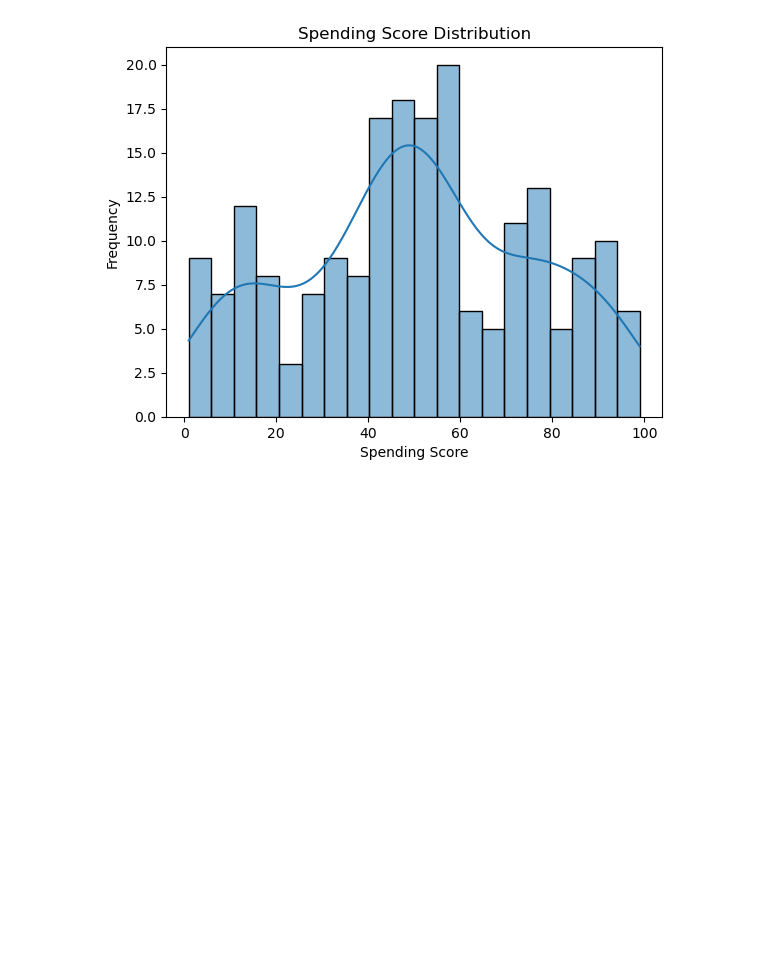
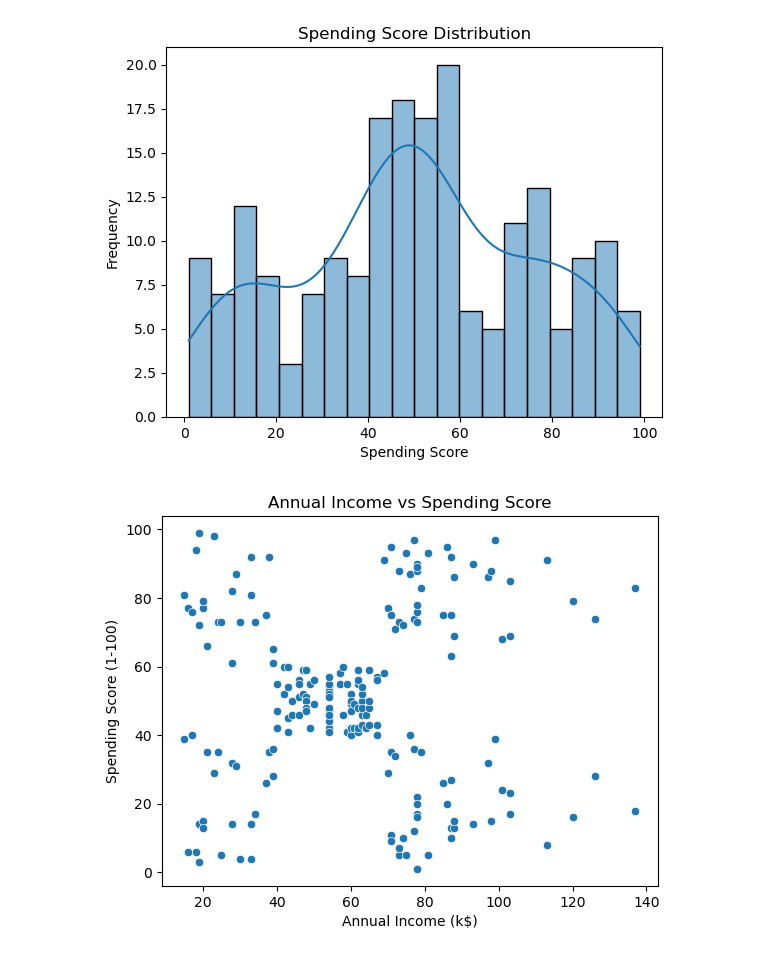
Before and after one commit to ottokol/AML, a Jupyter notebook: MALL2/Untitled-1.ipynb, the cells around one changed output. Cells and saved outputs as stored; diff of their text form; code cells hidden in the pictures; blank space fills up the shorter version.

```diff
--- a/MALL2/Untitled-1.ipynb
+++ b/MALL2/Untitled-1.ipynb
@@ -83,3 +95,15 @@ plt.ylabel('Frequency')
 plt.show()
 # %% [output]
 [figure]
+# %%
+#Using a Scatterplot to plot the spending score and annual income
+
+sns.scatterplot(x='Annual Income (k$)', y='Spending Score (1-100)', data=df)
+
+plt.title('Annual Income vs Spending Score')
+plt.xlabel('Annual Income (k$)')
+plt.ylabel('Spending Score (1-100)')
+
+plt.show()
+# %% [output]
+[figure, added]
```
Also changed, not shown: parts of 4 cells of this notebook.
